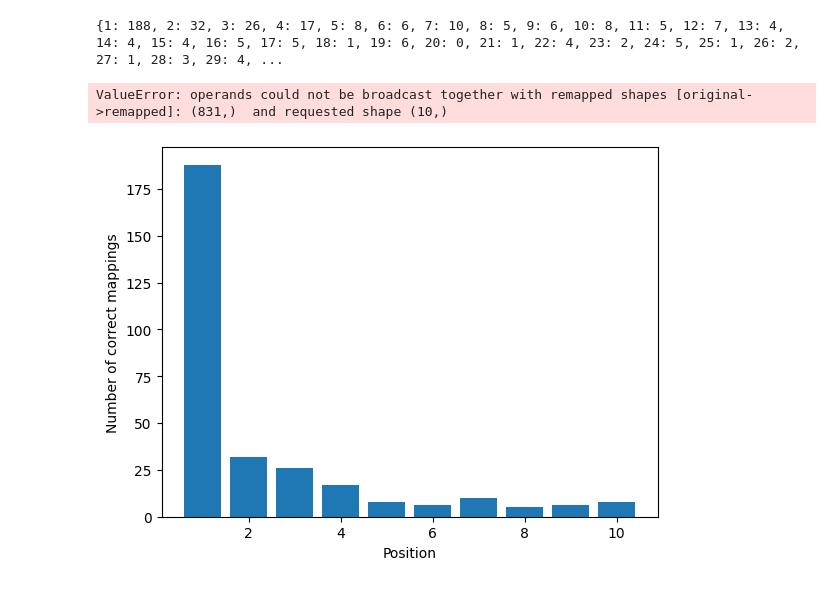
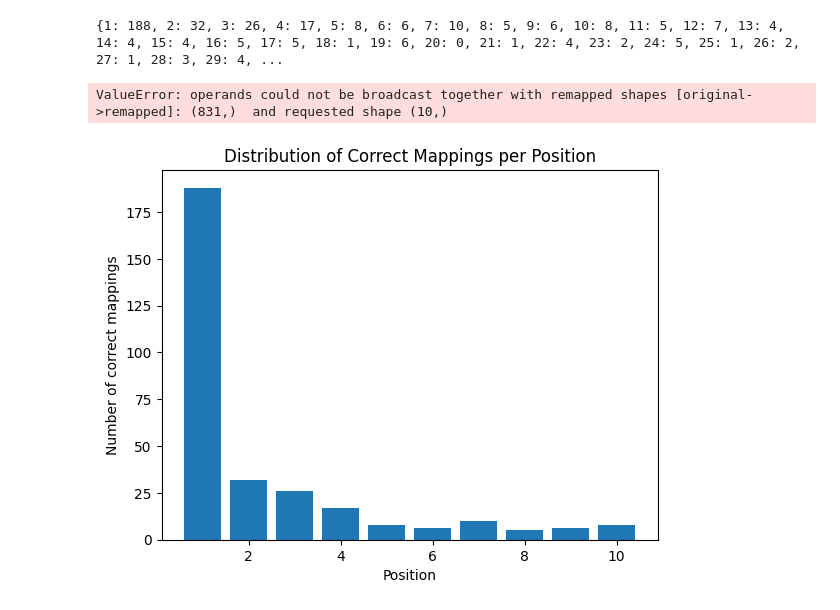
Before and after one commit to bbjoverbeek/Wiki-Infobox-Completion, a Jupyter notebook: plots.ipynb, the cells around one changed output. Cells and saved outputs as stored; diff of their text form; code cells hidden in the pictures.

Commit message:
Update plot in plots.ipynb

```diff
--- a/plots.ipynb
+++ b/plots.ipynb
@@ -24,7 +24,7 @@ def test_all_properties(similarity_mapping: dict[str, dict[str, float]]) -> None
         positions[position] = positions.get(position, 0) + 1
 
     print(positions)
-    plt.title('')
+    plt.title('Distribution of Correct Mappings per Position')
     plt.xlabel('Position')
     plt.ylabel('Number of correct mappings')
     plt.bar(
@@ -32,31 +32,31 @@ def test_all_properties(similarity_mapping: dict[str, dict[str, float]]) -> None
         list(positions.values())[:10],
         tick_label=list(positions.keys())
     )
     plt.show()
 
 
 def main():
     """Tests the extracted word embeddings extracted from all-properties.json"""
 
     with open("./data/all_properties_with_emb.json", "r", encoding="utf-8") as inp:
         all_properties = json.load(inp)
 
     try:
         with open("./data/similarity-mappings.json", "r", encoding="utf-8") as inp:
             similarity_mapping = json.load(inp)
     except FileNotFoundError:
         similarity_mapping = create_similarity_mapping(all_properties)
         with open("./data/similarity-mappings.json", "w", encoding="utf-8") as out:
             json.dump(similarity_mapping, out)
 
     test_all_properties(similarity_mapping)
     print("---" * 20)
     test_per_city(all_properties)
 
 
 if __name__ == "__main__":
     main()
 # %% [output]
 {1: 188, 2: 32, 3: 26, 4: 17, 5: 8, 6: 6, 7: 10, 8: 5, 9: 6, 10: 8, 11: 5, 12: 7, 13: 4, 14: 4, 15: 4, 16: 5, 17: 5, 18: 1, 19: 6, 20: 0, 21: 1, 22: 4, 23: 2, 24: 5, 25: 1, 26: 2, 27: 1, 28: 3, 29: 4, ...
 ValueError: operands could not be broadcast together with remapped shapes [original->remapped]: (831,)  and requested shape (10,)
-[figure, old version]
+[figure, new version]
```
